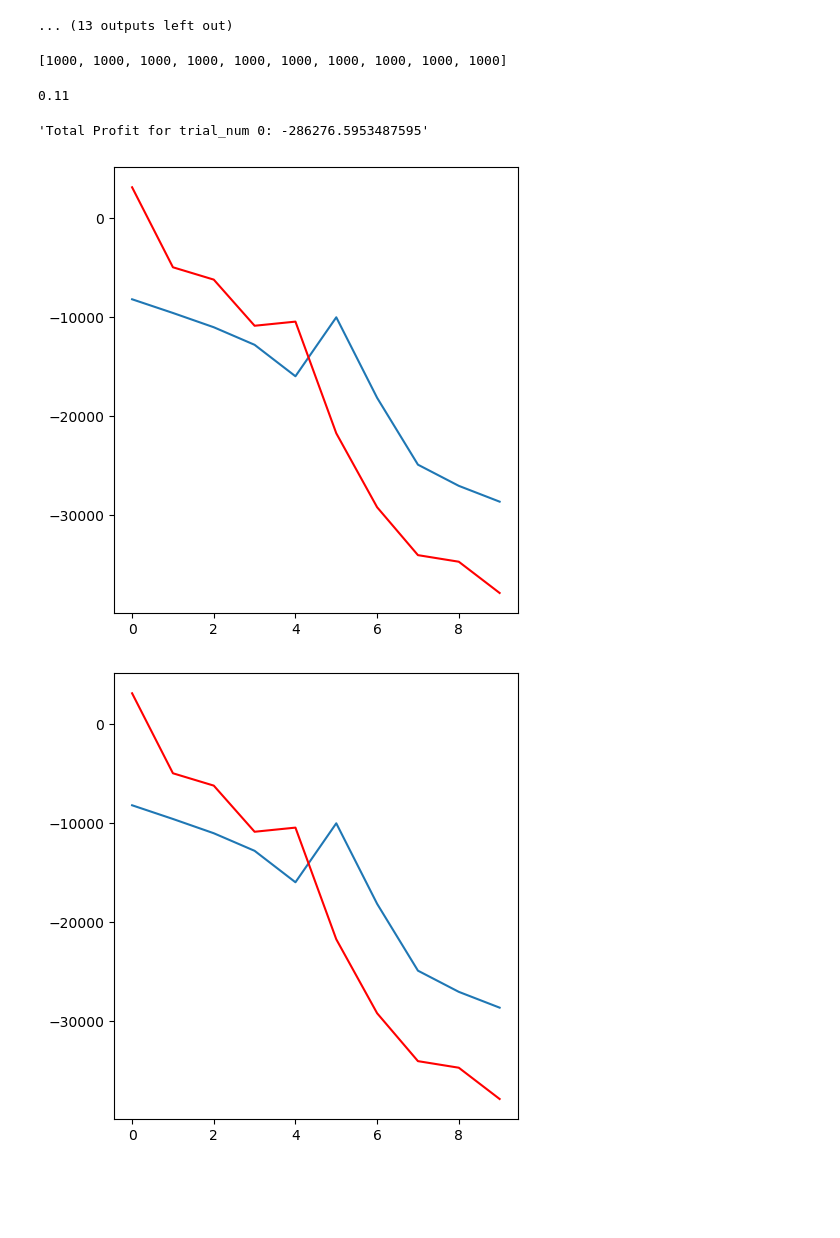
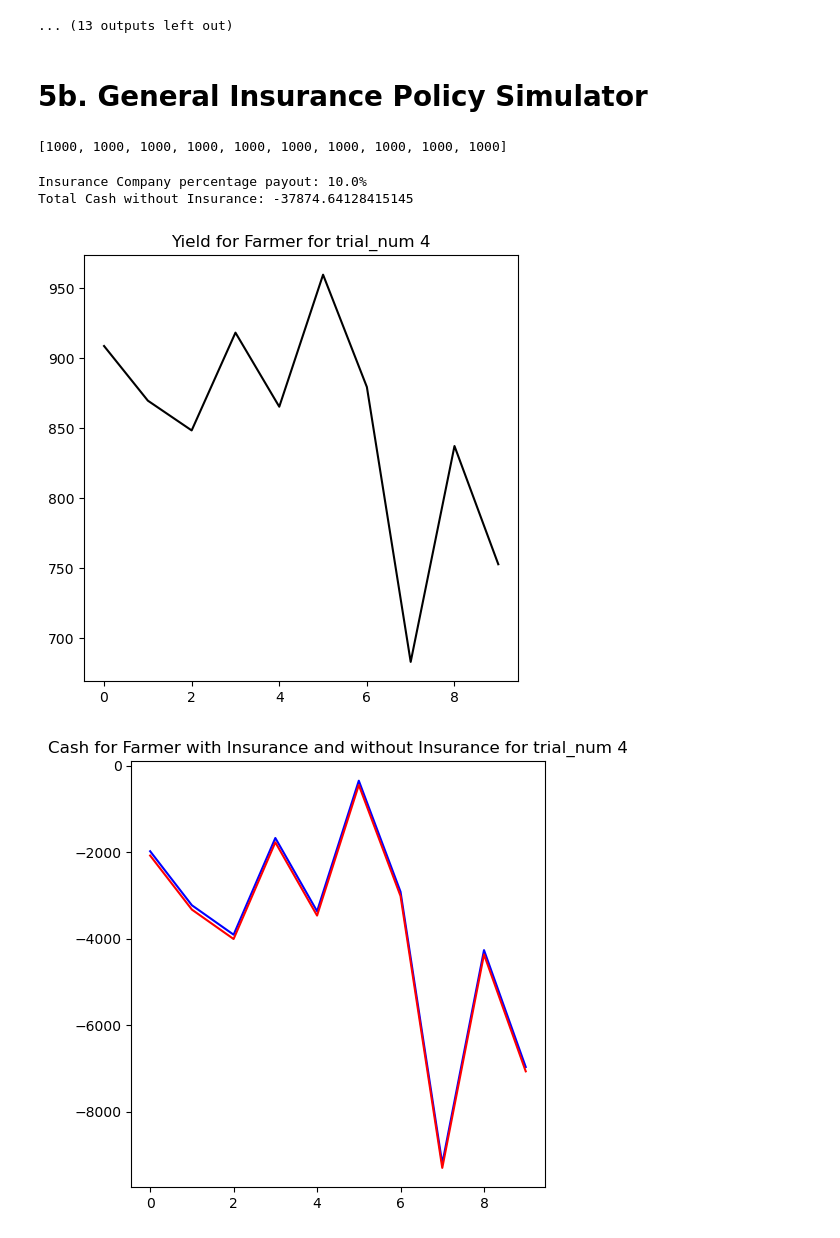
Before and after one commit to ken-neth-wang/crop-insurance, a Jupyter notebook: notebooks/insurance_simulator.ipynb, the cells around one changed output. Cells and saved outputs as stored; diff of their text form; code cells hidden in the pictures; blank space fills up the shorter version.

```diff
--- a/notebooks/insurance_simulator.ipynb
+++ b/notebooks/insurance_simulator.ipynb
@@ -560,6 +560,8 @@ plot_summary_trial_no_policy(no_policy_output, 8), plot_summary_trial_no_policy(
 [figure]
 [figure]
 ... (13 outputs left out)
+# %% [markdown]
+# 5b. General Insurance Policy Simulator
 # %%
 #monte carlo from the distribution of rain years
 #now create simulation by randomly drawing from rainfall distribution, per hectare
@@ -597,43 +637,58 @@ prem = 100
 single_payout = 1000
 lower_threshold = 685
 # this policy is simple, if sum of rain in monsoon is < 600 mm
-def single_lower_threshold(rain_2d_array, threshold = lower_threshold, payout = single_payout):
-    payout_list = [payout if np.sum(year[6:]) < threshold else 0 for year in rain_2d_array]
-    return payout_list
-single_lower_threshold(np.zeros((10,12)))
+def single_lower_threshold(threshold = lower_threshold, payout = single_payout):
+    def payout_function(rain2darray):
+        payout_list = [payout if np.sum(year[6:]) < threshold else 0 for year in rain2darray]
+        return payout_list
+    return payout_function
+single_lower_threshold()(np.zeros((10,12)))
 # %% [output]
 [1000, 1000, 1000, 1000, 1000, 1000, 1000, 1000, 1000, 1000]
 # %%
-single_lower_threshold_output = insurance_sim(10, 10, lin_reg_india, prem, single_lower_threshold)
+single_lower_threshold_output = insurance_sim_rain(100, 10, lin_reg_india, single_lower_threshold(), prem)
 # %%
 # plotting of simulation outputs
-def plot_summary_trial_insurance(sim_out, trial_num = 0):
-    profit, yields, rain, cash_yield_only, total_cash, ins_company_cash, percentage_payout = sim_out
+def plot_trial_insurance(sim_out, trial_num = 0):
+    rain_trials, yield_trials, cash_from_yield_trials, total_farmer_cash_trials, insurance_company_cash_trials, percentage_payout, n_trials, n_years = sim_out
     #plot yields
     #plt.figure()
     #plt.title("Yield over each year for trial num " + str(trial_num))
-    for _ in range(len(cash_yield_only)):
-        plt.figure()
-        plt.plot(cash_accumulation(cash_yield_only[trial_num]))
-        plt.plot(cash_accumulation(total_cash[trial_num]), color='red')
+    #for _ in range(len(cash_yield_only)):
+     #   plt.figure()
+      #  plt.plot(cash_accumulation(cash_yield_only[trial_num]))
+       # plt.plot(cash_accumulation(total_cash[trial_num]), color='red')
 
     #plot cash
     #plt.figure()
     #plt.title("Cumulative cash over each year for trial num " + str(trial_num))
     #plt.plot(cash_accumulation(cash_yield_only[trial_num]))
     #plot monthly rainfall per year
     #for _ in range(len(rain[trial_num])):
     #    plt.figure(str(_))
     #    plt.title("Monthly rainfall for year " + str(_ + 1) + " for trial num " + str(trial_num))
     #    plt.plot(rain[trial_num][_])
     #plt.show()
 
     #print(total_cash[trial_num])
-    print(percentage_payout)
-    return "Total Profit for trial_num " + str(trial_num) + ": " + str((profit[trial_num]))
-plot_summary_trial_insurance(single_lower_threshold_output, 0)
+    plt.figure()
+    plt.title("Yield for Farmer for trial_num " + str(trial_num))
+    plt.plot(yield_trials[trial_num], color = 'black')
+
+
+
+
+
+    plt.figure()
+    plt.title("Cash for Farmer with Insurance and without Insurance for trial_num " + str(trial_num))
+    plt.plot(cash_from_yield_trials[trial_num], color='blue')
+    plt.plot(total_farmer_cash_trials[trial_num], color='red')
+    print("Insurance Company percentage payout: " + str(percentage_payout* 100) + "%")
+    print("Total Cash without Insurance: " + str(np.sum(cash_from_yield_trials[trial_num])))
+    return None
+plot_trial_insurance(single_lower_threshold_output, 4)
 # %% [output]
-0.11
+Insurance Company percentage payout: 10.0%
+Total Cash without Insurance: -37874.64128415145
-'Total Profit for trial_num 0: -286276.5953487595'
-[figure, old version]
+[figure, new version]
-[figure, old version]
+[figure, new version]
```
Also changed, not shown: parts of 17 cells of this notebook, 1 other file.
